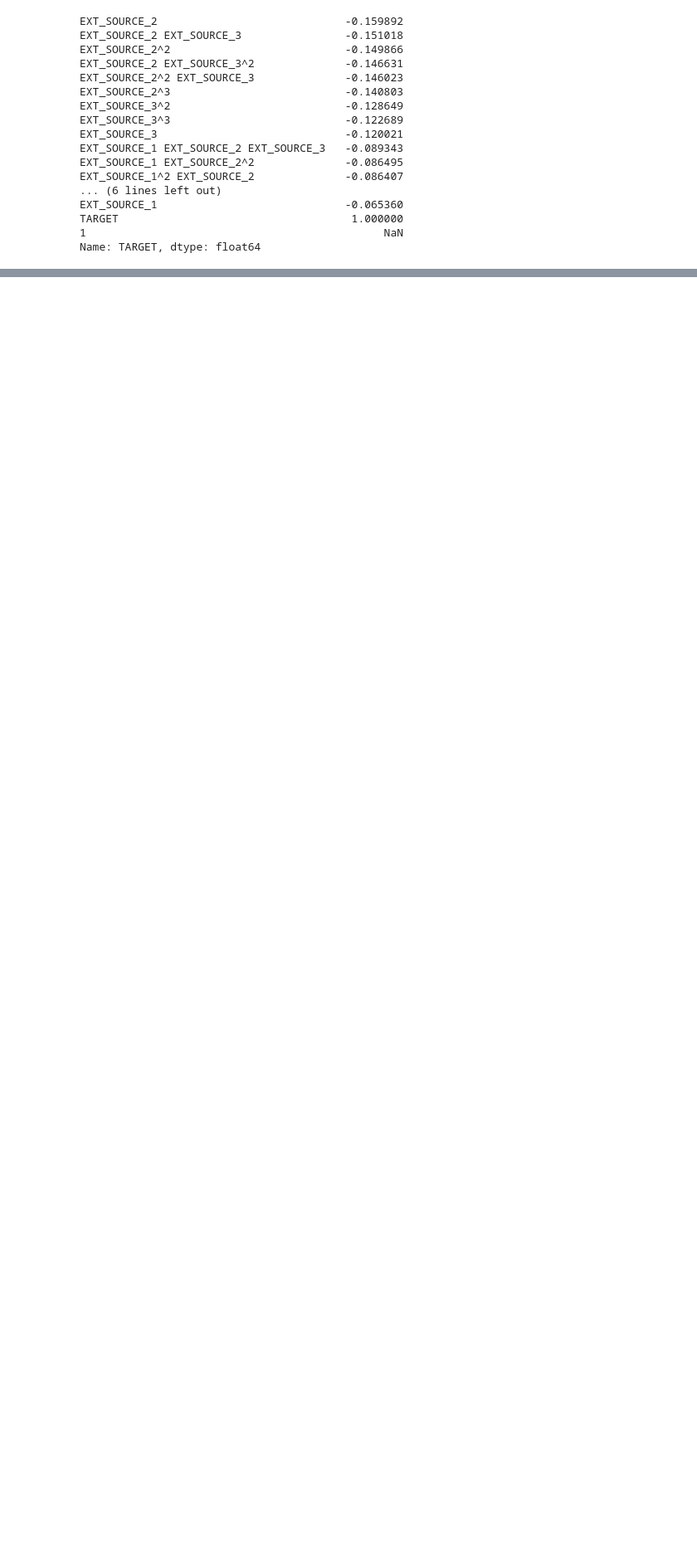
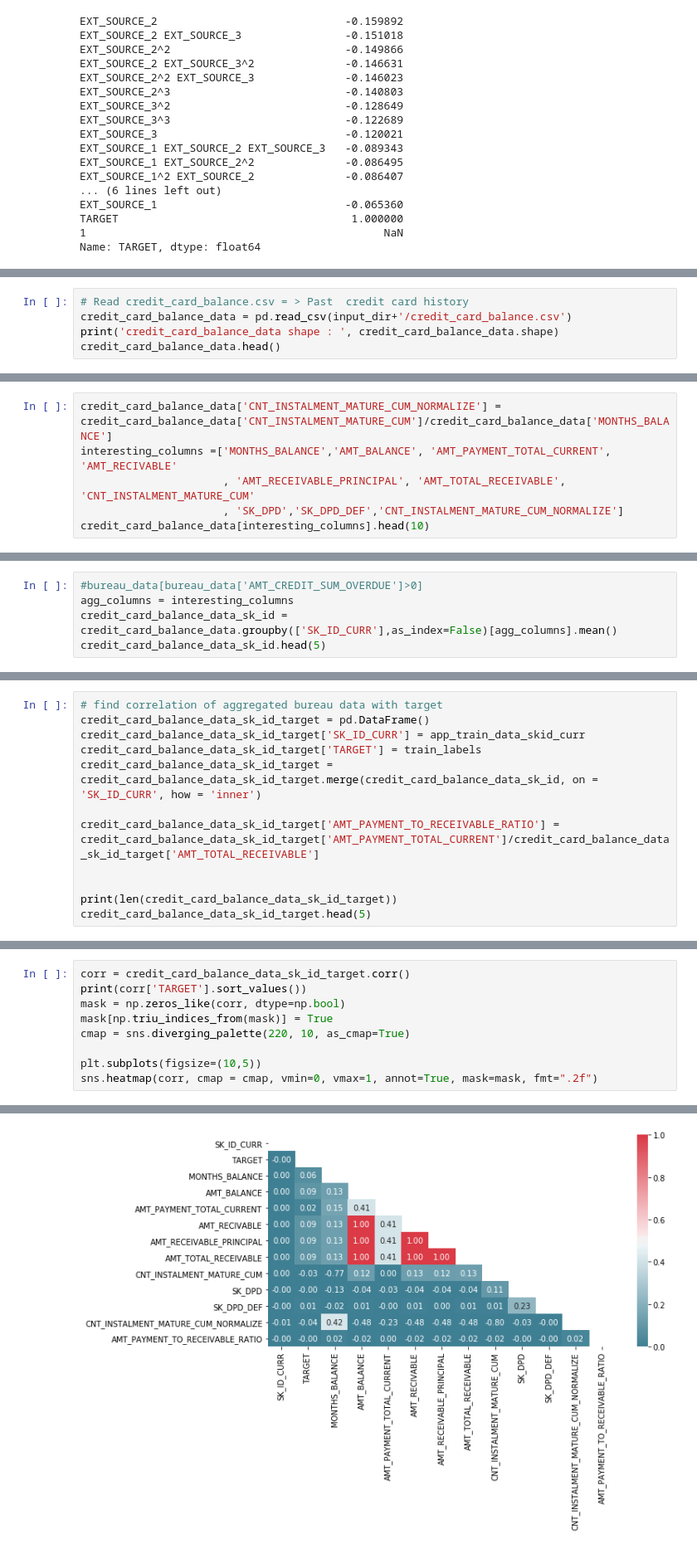
Before and after one commit to gauravkdesai/w207-FinalProject-HomeCreditDefaultRisk, a Jupyter notebook: EDA.ipynb, the cells around one changed output, grey strips where cells are left out. Shown: that part at 83% size. Drawn from its saved outputs; the diff is of its cells as text; blank space fills up the shorter version.

```diff
--- a/EDA.ipynb
+++ b/EDA.ipynb
@@ -530,0 +664,5 @@ Name: TARGET, dtype: float64
+# %%
+# Read credit_card_balance.csv = > Past  credit card history
+credit_card_balance_data = pd.read_csv(input_dir+'/credit_card_balance.csv')
+print('credit_card_balance_data shape : ', credit_card_balance_data.shape)
+credit_card_balance_data.head()
@@ -530,0 +678,6 @@ Name: TARGET, dtype: float64
+# %%
+credit_card_balance_data['CNT_INSTALMENT_MATURE_CUM_NORMALIZE'] = credit_card_balance_data['CNT_INSTALMENT_MATURE_CUM']/credit_card_balance_data['MONTHS_BALANCE']
+interesting_columns =['MONTHS_BALANCE','AMT_BALANCE', 'AMT_PAYMENT_TOTAL_CURRENT', 'AMT_RECIVABLE'
+                      , 'AMT_RECEIVABLE_PRINCIPAL', 'AMT_TOTAL_RECEIVABLE', 'CNT_INSTALMENT_MATURE_CUM'
+                      , 'SK_DPD','SK_DPD_DEF','CNT_INSTALMENT_MATURE_CUM_NORMALIZE']
+credit_card_balance_data[interesting_columns].head(10)
@@ -530,0 +696,5 @@ Name: TARGET, dtype: float64
+# %%
+#bureau_data[bureau_data['AMT_CREDIT_SUM_OVERDUE']>0]
+agg_columns = interesting_columns
+credit_card_balance_data_sk_id = credit_card_balance_data.groupby(['SK_ID_CURR'],as_index=False)[agg_columns].mean()
+credit_card_balance_data_sk_id.head(5)
@@ -530,0 +708,12 @@ Name: TARGET, dtype: float64
+# %%
+# find correlation of aggregated bureau data with target
+credit_card_balance_data_sk_id_target = pd.DataFrame()
+credit_card_balance_data_sk_id_target['SK_ID_CURR'] = app_train_data_skid_curr
+credit_card_balance_data_sk_id_target['TARGET'] = train_labels
+credit_card_balance_data_sk_id_target = credit_card_balance_data_sk_id_target.merge(credit_card_balance_data_sk_id, on = 'SK_ID_CURR', how = 'inner')
+
+credit_card_balance_data_sk_id_target['AMT_PAYMENT_TO_RECEIVABLE_RATIO'] = credit_card_balance_data_sk_id_target['AMT_PAYMENT_TOTAL_CURRENT']/credit_card_balance_data_sk_id_target['AMT_TOTAL_RECEIVABLE']
+
+
+print(len(credit_card_balance_data_sk_id_target))
+credit_card_balance_data_sk_id_target.head(5)
@@ -530,0 +728,10 @@ Name: TARGET, dtype: float64
+# %%
+corr = credit_card_balance_data_sk_id_target.corr()
+print(corr['TARGET'].sort_values())
+mask = np.zeros_like(corr, dtype=np.bool)
+mask[np.triu_indices_from(mask)] = True
+cmap = sns.diverging_palette(220, 10, as_cmap=True)
+
+plt.subplots(figsize=(10,5))
+sns.heatmap(corr, cmap = cmap, vmin=0, vmax=1, annot=True, mask=mask, fmt=".2f")
+# %% [output]
@@ -530,0 +753 @@ Name: TARGET, dtype: float64
+[figure, added]
```
Also changed, not shown: parts of 15 cells of this notebook, 1 other file.
